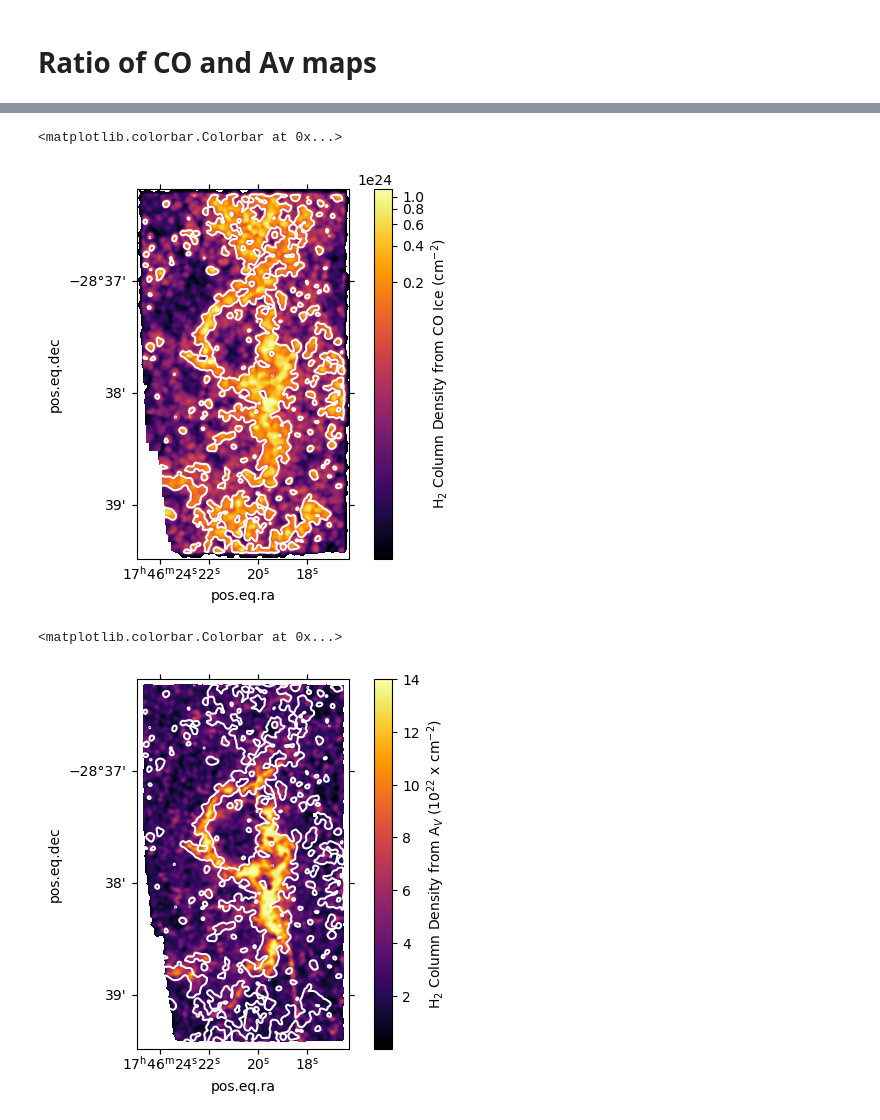
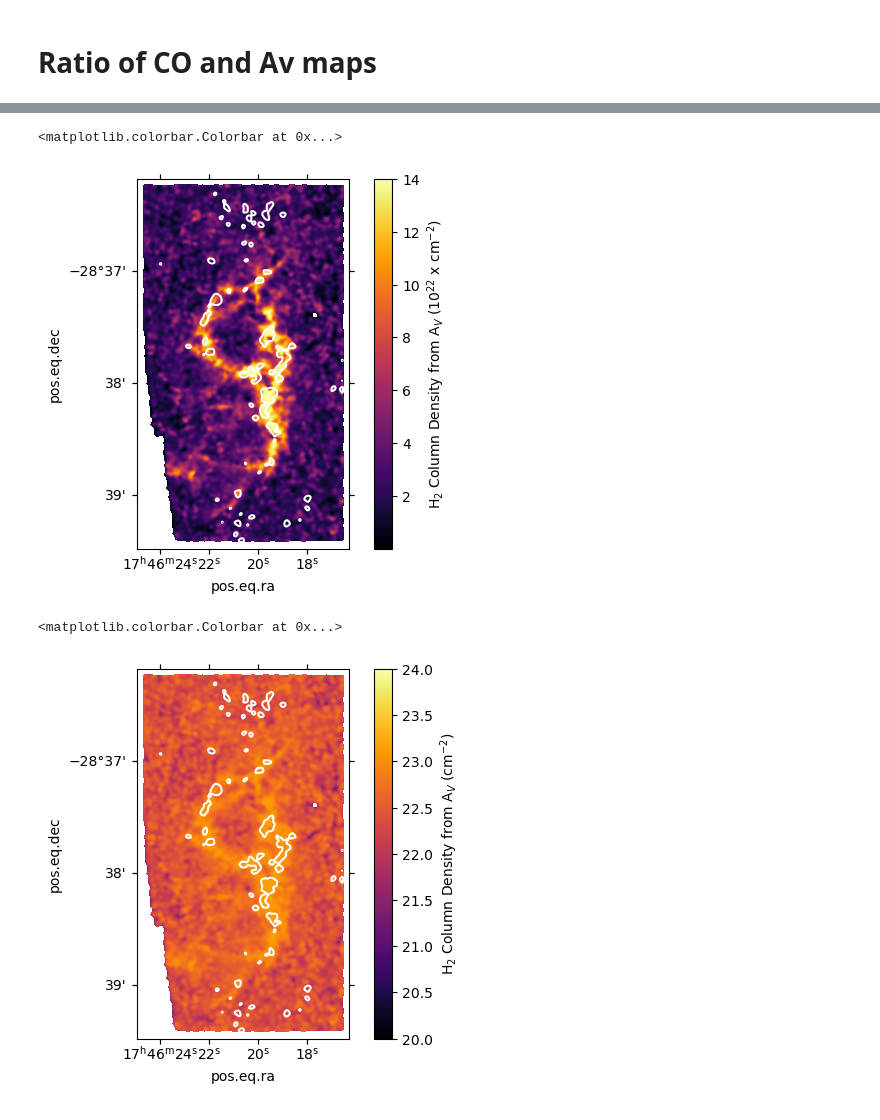
Before and after one commit to SpacialTree/lactea-filament, a Jupyter notebook: lactea-filament/notebooks/filament_mratio.ipynb, the cells around one changed output, grey strips where cells are left out. Saved outputs shown, nothing was run; the diff lists cells and outputs as text; code cells hidden in the pictures.

```diff
--- a/lactea-filament/notebooks/filament_mratio.ipynb
+++ b/lactea-filament/notebooks/filament_mratio.ipynb
@@ -48,0 +43,9 @@ plt.colorbar(im, label='CO Column Density (cm$^{-2}$)')
+# %%
+fig = plt.figure(figsize=(6, 6))
+ww = ex.get_wcs()
+ax = plt.subplot(111, projection=ww)
+im = ax.imshow(np.log10(co_col_map), origin='lower')
+cb = plt.colorbar(im, label='log$_{10}$ CO Ice Column Density [cm$^{-2}$]')
+ax.set_xlabel('Right Ascension')
+ax.set_ylabel('Declination')
+plt.savefig('/orange/adamginsburg/jwst/cloudc/figures/co_ice_column_density_map.pdf', bbox_inches='tight')
@@ -72,19 +86,20 @@ plt.colorbar(im, label='H$_2$ Column Density from CO Ice (cm$^{-2}$)')
 # %%
 ax = plt.subplot(projection=ww)
-im = ax.imshow(co_col_map/1e-4, origin='lower', cmap='inferno', norm=simple_norm(co_col_map/1e-4, stretch='log', max_percent=99.9))
-#ax.contour(av_map, levels=[30], colors='white')
-ax.contour(co_col_map/1e-4, levels=[30*2.21e21], colors='white')
-plt.colorbar(im, label='H$_2$ Column Density from CO Ice (cm$^{-2}$)')
+im = ax.imshow(av_map*0.221, origin='lower', cmap='inferno')
+#ax.contour(av_map, levels=[25], colors='white')
+ax.contour(co_col_map/1e-4, levels=[25*2.21e21], colors='white')
+
+plt.colorbar(im, label='H$_2$ Column Density from A$_V$ (10$^{22}$ x cm$^{-2}$)')
 # %% [output]
 <matplotlib.colorbar.Colorbar at 0x...>
-[figure, old version]
+[figure, new version]
 # %%
 ax = plt.subplot(projection=ww)
-im = ax.imshow(av_map*0.221, origin='lower', cmap='inferno')
-#ax.contour(av_map, levels=[30], colors='white')
-ax.contour(co_col_map/1e-4, levels=[30*2.21e21], colors='white')
+im = ax.imshow(np.log10(av_map*0.221)+22, origin='lower', cmap='inferno', vmin=20, vmax=24)
+#ax.contour(av_map, levels=[25], colors='white')
+ax.contour(co_col_map/1e-4, levels=[25*2.21e21], colors='white')
 
-plt.colorbar(im, label='H$_2$ Column Density from A$_V$ (10$^{22}$ x cm$^{-2}$)')
+plt.colorbar(im, label='H$_2$ Column Density from A$_V$ (cm$^{-2}$)')
 # %% [output]
 <matplotlib.colorbar.Colorbar at 0x...>
-[figure, old version]
+[figure, new version]
```
Also changed, not shown: parts of 26 cells of this notebook.
